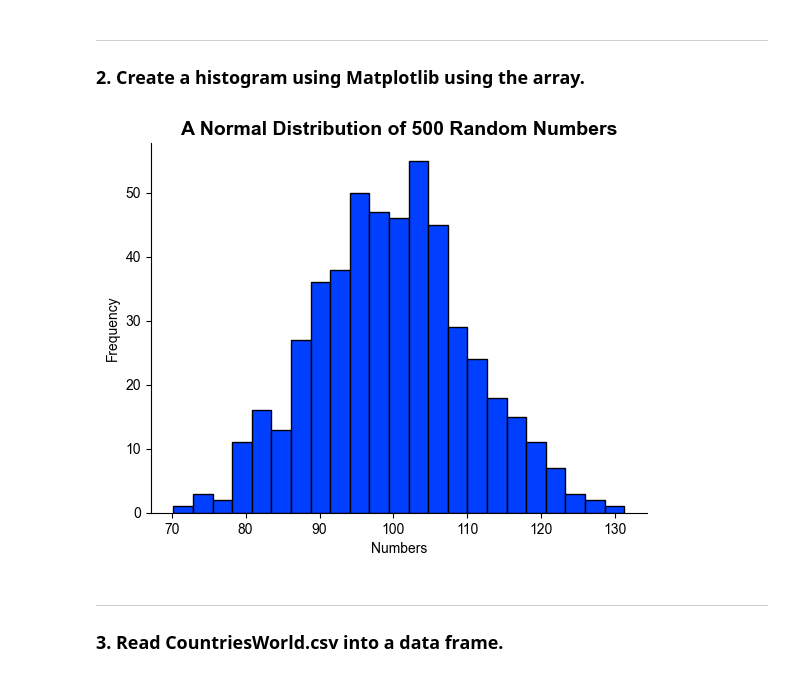
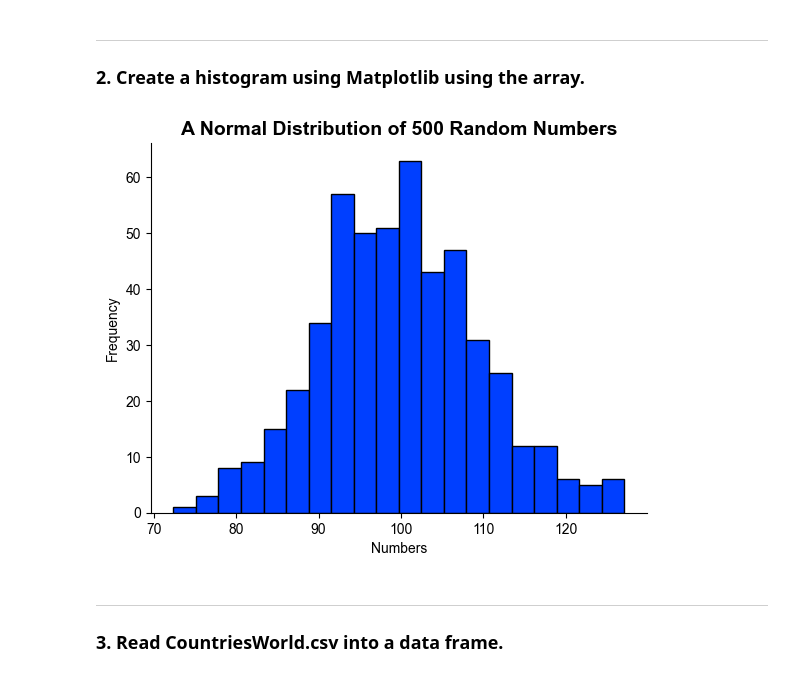
Before and after one commit to valeriemagalong/Val-Practices-Python, a Jupyter notebook: Countries_Iris_Matplotlib/Matplotlib_Practice_Countries_Iris_Data.ipynb, the cells around one changed output. Cells and saved outputs as stored; diff of their text form; code cells hidden in the pictures.

Commit message:
Change bin size for histogram in question 2

```diff
--- a/Countries_Iris_Matplotlib/Matplotlib_Practice_Countries_Iris_Data.ipynb
+++ b/Countries_Iris_Matplotlib/Matplotlib_Practice_Countries_Iris_Data.ipynb
@@ -35,15 +35,15 @@ norm_dist_array.size
 # %%
 # Declare new Axes object called norm_dist_histogram
 norm_dist_histogram = plt.axes()
 
 # Display norm_dist_array data as histogram and customize appearance
-norm_dist_histogram.hist(norm_dist_array, bins = 23, edgecolor = 'black')
+norm_dist_histogram.hist(norm_dist_array, bins = 20, edgecolor = 'black')
 norm_dist_histogram.set(xlabel = 'Numbers', ylabel = 'Frequency',
                         title = 'A Normal Distribution of 500 Random Numbers')
 
 plt.show()
 # %% [output]
-[figure, old version]
+[figure, new version]
 # %% [markdown]
 ---
 ### 3. Read CountriesWorld.csv into a data frame.
```
Also changed, not shown: parts of 2 cells of this notebook.
